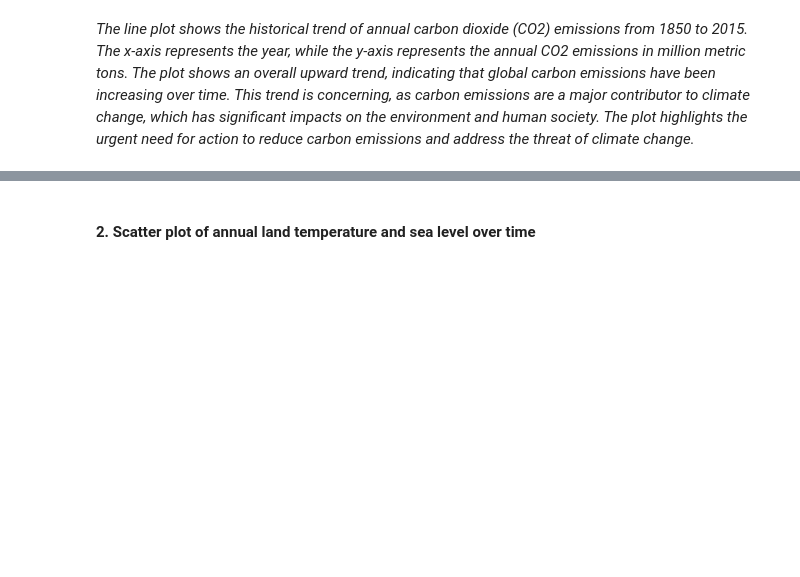
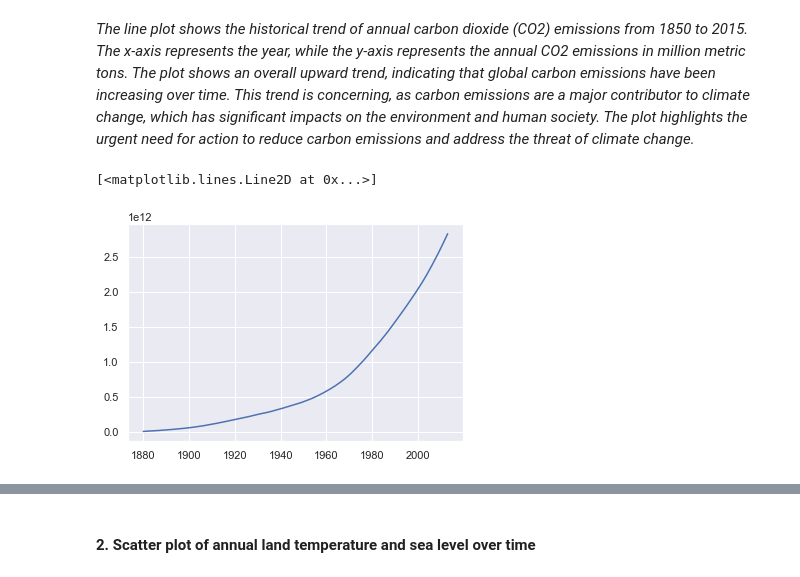
Before and after one commit to fuchenru/How-have-carbon-emissions-affected-climate-change-, a Jupyter notebook: CMSE 202 Final Project.ipynb, the cells around one changed output, grey strips where cells are left out. Drawn from its saved outputs; the diff is of its cells as text; code cells hidden in the pictures; blank space fills up the shorter version.

```diff
--- a/CMSE 202 Final Project.ipynb
+++ b/CMSE 202 Final Project.ipynb
@@ -216,2 +232,18 @@ plt.show()
 # %% [markdown]
 *The line plot shows the historical trend of annual carbon dioxide (CO2) emissions from 1850 to 2015. The x-axis represents the year, while the y-axis represents the annual CO2 emissions in million metric tons. The plot shows an overall upward trend, indicating that global carbon emissions have been increasing over time. This trend is concerning, as carbon emissions are a major contributor to climate change, which has significant impacts on the environment and human society. The plot highlights the urgent need for action to reduce carbon emissions and address the threat of climate change.*
+# %%
+years = years[30:164]
+# %%
+co2_emitted = [0]
+#print(len(yearly_emissions))
+for year in yearly_emissions[30:164]:
+    co2_emitted.append(co2_emitted[-1]+year)
+co2_emitted = np.array(co2_emitted[1:]).T
+#years = years[30:-2]
+#print(len(co2_emitted))
+plt.plot(years,co2_emitted)
+#np.array(co2_emitted[1:]).T
+#yearly_emissions
+# %% [output]
+[<matplotlib.lines.Line2D at 0x...>]
+[figure, added]
```
Also changed, not shown: parts of 17 cells of this notebook.
